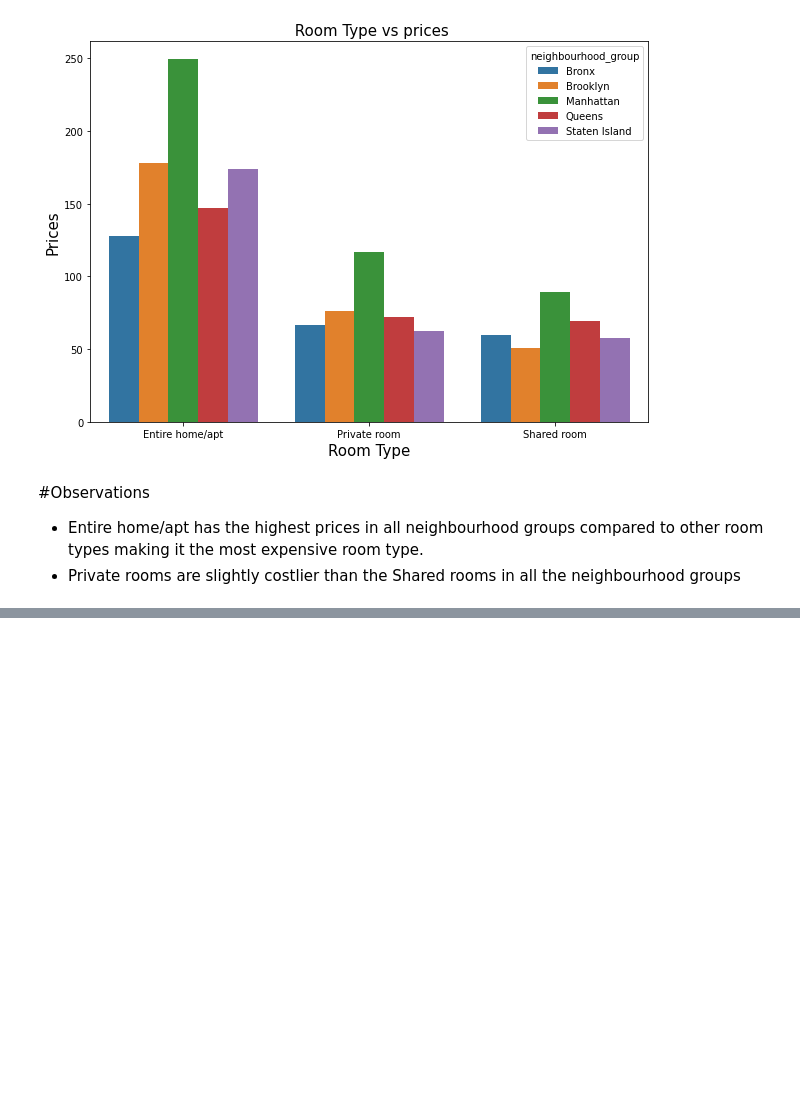
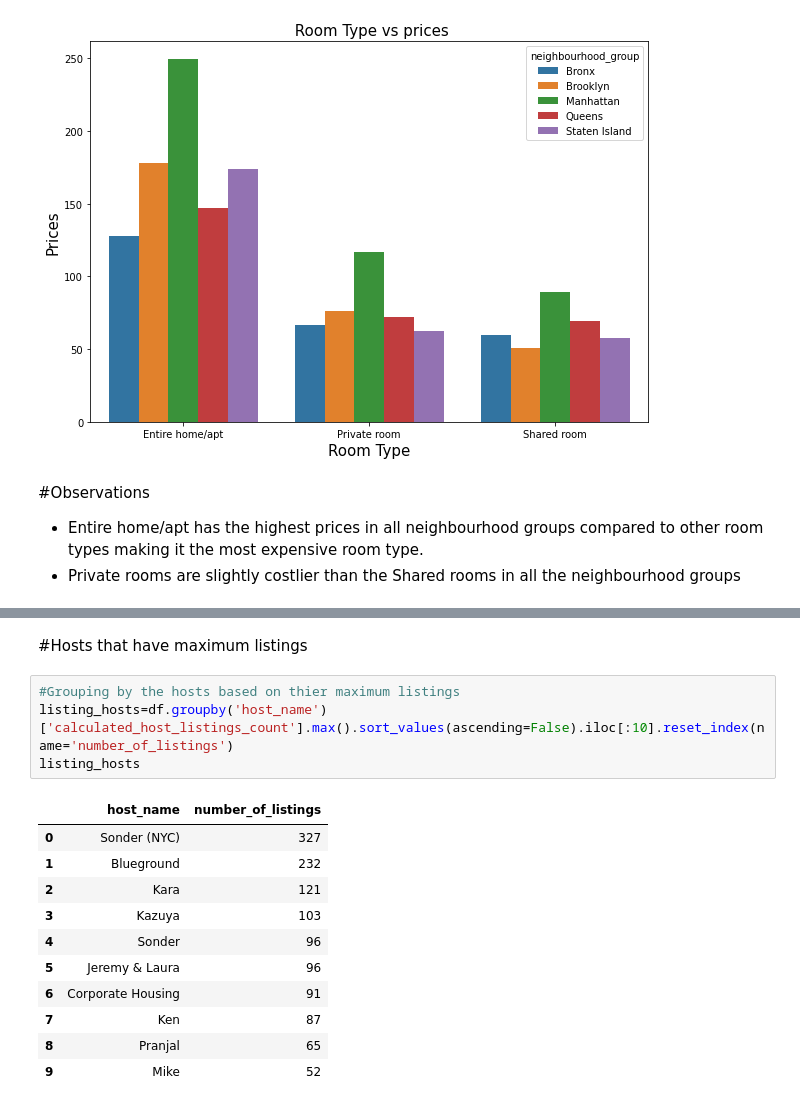
Before and after one commit to keerthibehara/AirBNB-analysis, a Jupyter notebook: Airbnb_Bookings_Analysis_Behara_Sai_Keerthi_Capstone_Project.ipynb, the cells around one changed output, grey strips where cells are left out. Cells and saved outputs as stored; diff of their text form; blank space fills up the shorter version.

```diff
--- a/Airbnb_Bookings_Analysis_Behara_Sai_Keerthi_Capstone_Project.ipynb
+++ b/Airbnb_Bookings_Analysis_Behara_Sai_Keerthi_Capstone_Project.ipynb
@@ -371,0 +402,18 @@ plt.show()
+# %% [markdown]
+#Hosts that have maximum listings
+# %%
+#Grouping by the hosts based on thier maximum listings
+listing_hosts=df.groupby('host_name')['calculated_host_listings_count'].max().sort_values(ascending=False).iloc[:10].reset_index(name='number_of_listings')
+listing_hosts
+# %% [output]
+|  | host_name | number_of_listings |
+| 0 | Sonder (NYC) | 327 |
+| 1 | Blueground | 232 |
+| 2 | Kara | 121 |
+| 3 | Kazuya | 103 |
+| 4 | Sonder | 96 |
+| 5 | Jeremy & Laura | 96 |
+| 6 | Corporate Housing | 91 |
+| 7 | Ken | 87 |
+| 8 | Pranjal | 65 |
+| 9 | Mike | 52 |
```
Also changed, not shown: parts of 12 cells of this notebook.
